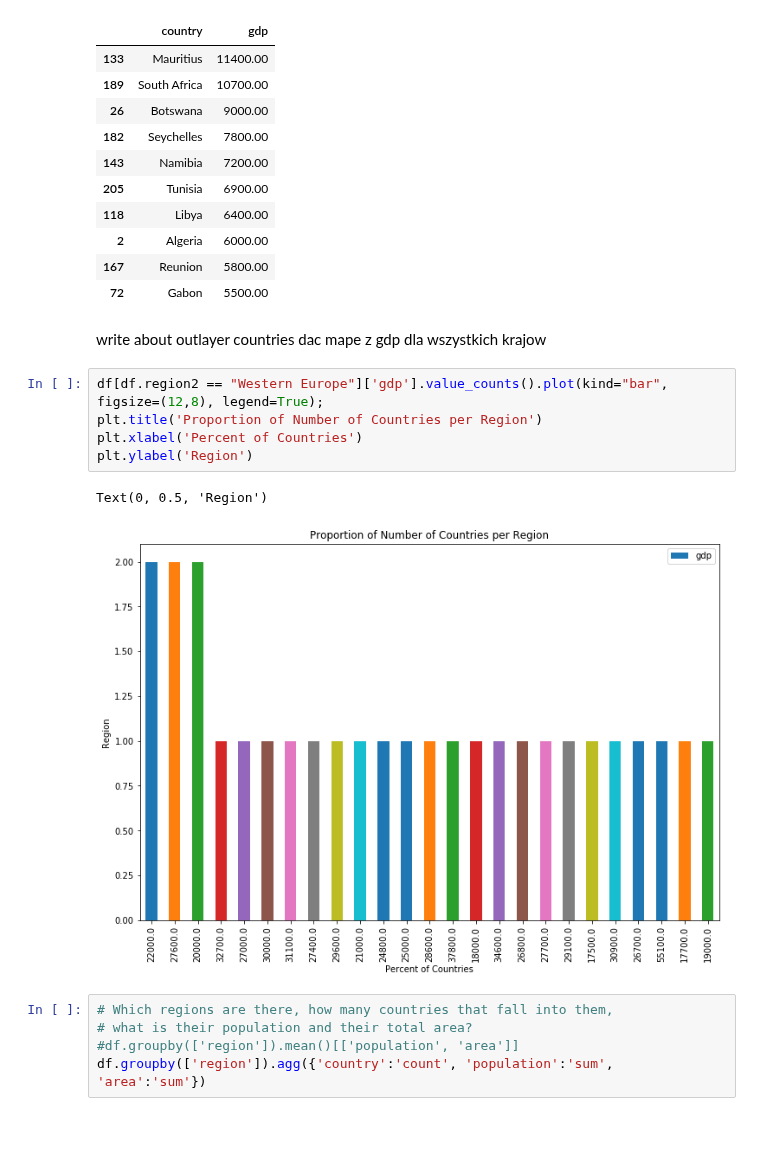
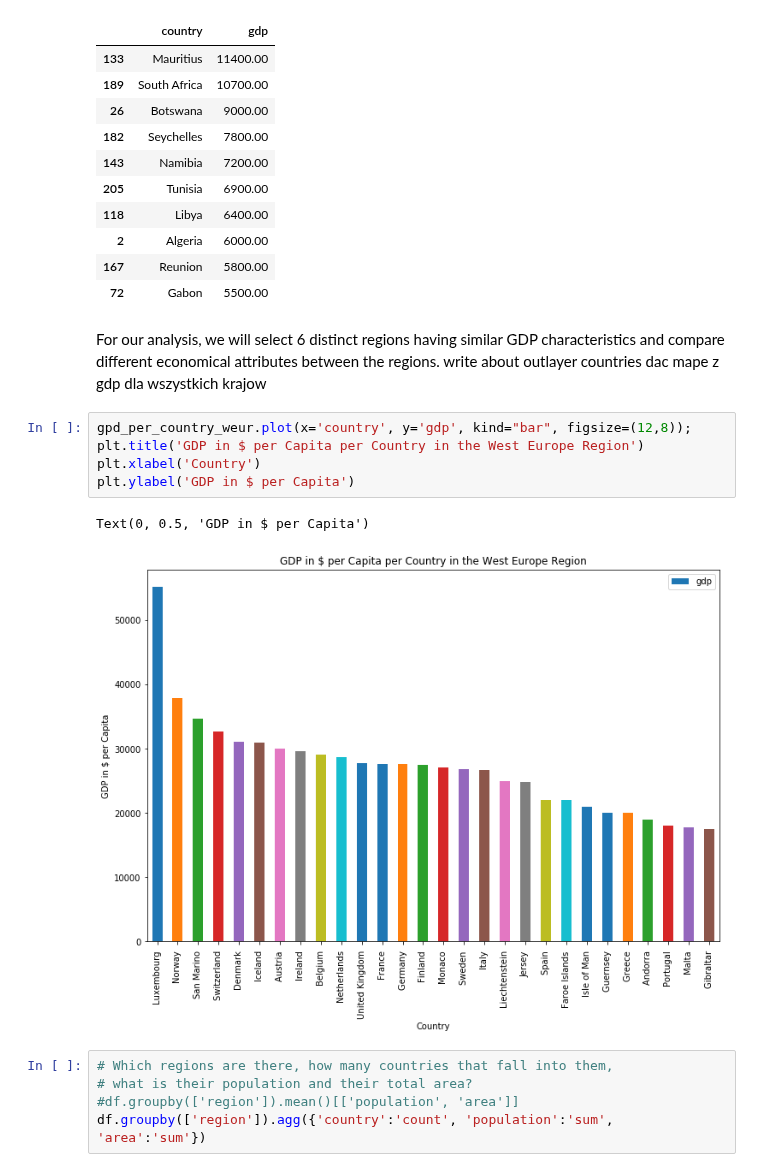
Before and after one commit to ksatola/Countries-of-the-World, a Jupyter notebook: EDA.ipynb, the cells around one changed output. Saved outputs shown, nothing was run; the diff lists cells and outputs as text; blank space fills up the shorter version.

```diff
--- a/EDA.ipynb
+++ b/EDA.ipynb
@@ -426,16 +426,17 @@ gpd_per_country_africa[gpd_per_country_africa.gdp > 5000]
 | 167 | Reunion | 5800.00 |
 | 72 | Gabon | 5500.00 |
 # %% [markdown]
+For our analysis, we will select 6 distinct regions having similar GDP characteristics and compare different economical attributes between the regions.
 write about outlayer countries
 dac mape z gdp dla wszystkich krajow
-# %%
-df[df.region2 == "Western Europe"]['gdp'].value_counts().plot(kind="bar", figsize=(12,8), legend=True);
-plt.title('Proportion of Number of Countries per Region')
-plt.xlabel('Percent of Countries')
-plt.ylabel('Region')
-# %% [output]
-Text(0, 0.5, 'Region')
-[figure, removed]
+# %%
+gpd_per_country_weur.plot(x='country', y='gdp', kind="bar", figsize=(12,8));
+plt.title('GDP in $ per Capita per Country in the West Europe Region')
+plt.xlabel('Country')
+plt.ylabel('GDP in $ per Capita')
+# %% [output]
+Text(0, 0.5, 'GDP in $ per Capita')
+[figure, added]
 # %%
 # Which regions are there, how many countries that fall into them,
 # what is their population and their total area?
```
Also changed, not shown: parts of 4 cells of this notebook.
